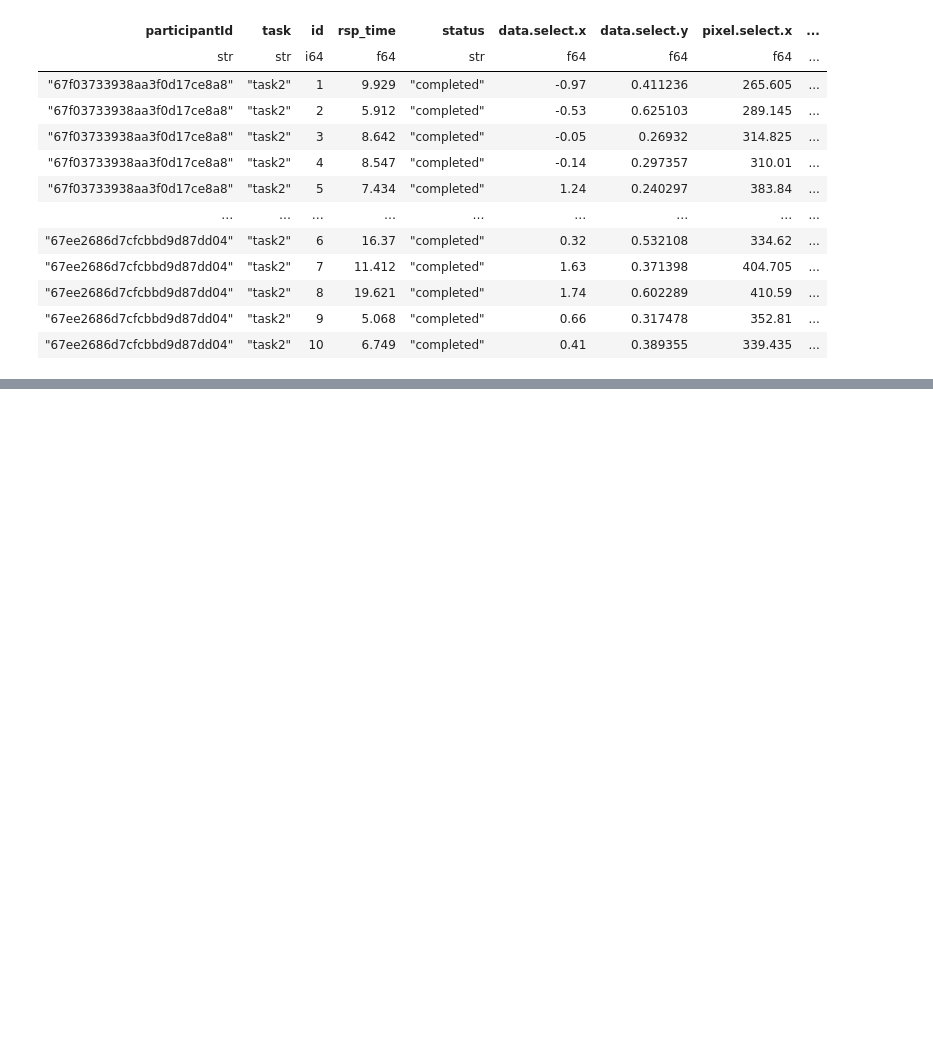
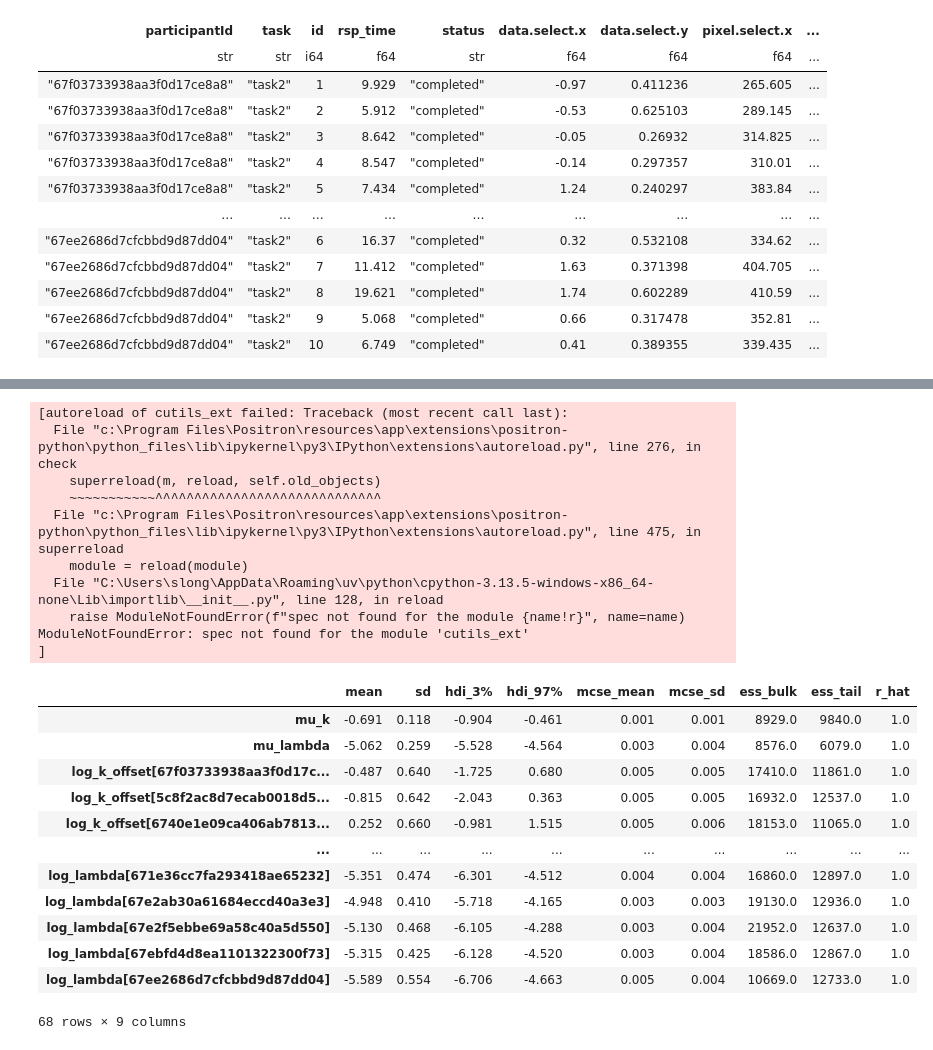
Before and after one commit to mika-long/vis-decode-analysis, a Jupyter notebook: PyMC/task2.ipynb, the cells around one changed output, grey strips where cells are left out. Saved outputs shown, nothing was run; the diff lists cells and outputs as text; code cells hidden in the pictures; blank space fills up the shorter version.

Commit message:
finished task 2 for modeling error on y

```diff
--- a/PyMC/task2.ipynb
+++ b/PyMC/task2.ipynb
@@ -42,0 +55,26 @@ shape: (160, 31)
+# %%
+# prepare data
+
+obv_error = (task2_df.select("va.ans.y") - task2_df.select("va.select.y")).to_numpy().flatten()
+participant_id = task2_df.select("participantId").to_numpy().flatten()
+participant_idx, unq_pids = pd.factorize(participant_id)
+# %%
+with pm.Model(coords={
+    "participant": unq_pids
+}) as task2_y_weibull:
+    # hyerpriors
+    sigma_k = pm.HalfCauchy("sigma_k", 1)
+    sigma_lambda = pm.HalfCauchy("sigma_lambda", 1)
+    mu_k = pm.Normal("mu_k", 0, 1)
+    mu_lambda = pm.Normal("mu_lambda", 0, 1)
+
+    # priors
+    log_k_offset = pm.Normal("log_k_offset", 0, 1, dims="participant")
+    log_k = pm.Deterministic("log_k", mu_k + sigma_k * log_k_offset, dims="participant")
+    k = pm.math.exp(log_k[participant_idx]) # k is shape
+    log_lambda_offset = pm.Normal("log_lambda_offset", 0, 1, dims="participant")
+    log_lambda = pm.Deterministic("log_lambda", mu_lambda + sigma_lambda * log_lambda_offset, dims="participant")
+    lam = pm.math.exp(log_lambda[participant_idx])  # lambda is scale
+
+    # likelihood
+    error = pm.Weibull("error", alpha=k, beta=lam, observed=obv_error + 1e-6)
@@ -42,0 +96,13 @@ shape: (160, 31)
+# %%
+# fit the model
+
+with task2_y_weibull:
+    task2_y_weibull_idata = pm.sample(
+        draws=4000,
+        tune=4000,
+        chains=4,
+        cores=4,
+        target_accept=0.95,
+        random_seed = 42,
+        progressbar=True
+    )
@@ -42,0 +132,26 @@ shape: (160, 31)
+# %%
+az.summary(task2_y_weibull_idata)
+# %% [output]
+[autoreload of cutils_ext failed: Traceback (most recent call last):
+  File "c:\Program Files\Positron\resources\app\extensions\positron-python\python_files\lib\ipykernel\py3\IPython\extensions\autoreload.py", line 276, in check
+    superreload(m, reload, self.old_objects)
+    ~~~~~~~~~~~^^^^^^^^^^^^^^^^^^^^^^^^^^^^^
+  File "c:\Program Files\Positron\resources\app\extensions\positron-python\python_files\lib\ipykernel\py3\IPython\extensions\autoreload.py", line 475, in superreload
+    module = reload(module)
+  File "C:\Users\slong\AppData\Roaming\uv\python\cpython-3.13.5-windows-x86_64-none\Lib\importlib\__init__.py", line 128, in reload
+    raise ModuleNotFoundError(f"spec not found for the module {name!r}", name=name)
+ModuleNotFoundError: spec not found for the module 'cutils_ext'
+]
+|  | mean | sd | hdi_3% | hdi_97% | mcse_mean | mcse_sd | ess_bulk | ess_tail | r_hat |
+| mu_k | -0.691 | 0.118 | -0.904 | -0.461 | 0.001 | 0.001 | 8929.0 | 9840.0 | 1.0 |
+| mu_lambda | -5.062 | 0.259 | -5.528 | -4.564 | 0.003 | 0.004 | 8576.0 | 6079.0 | 1.0 |
+| log_k_offset[67f03733938aa3f0d17c... | -0.487 | 0.640 | -1.725 | 0.680 | 0.005 | 0.005 | 17410.0 | 11861.0 | 1.0 |
+| log_k_offset[5c8f2ac8d7ecab0018d5... | -0.815 | 0.642 | -2.043 | 0.363 | 0.005 | 0.005 | 16932.0 | 12537.0 | 1.0 |
+| log_k_offset[6740e1e09ca406ab7813... | 0.252 | 0.660 | -0.981 | 1.515 | 0.005 | 0.006 | 18153.0 | 11065.0 | 1.0 |
+| ... | ... | ... | ... | ... | ... | ... | ... | ... | ... |
+| log_lambda[671e36cc7fa293418ae65232] | -5.351 | 0.474 | -6.301 | -4.512 | 0.004 | 0.004 | 16860.0 | 12897.0 | 1.0 |
+| log_lambda[67e2ab30a61684eccd40a3e3] | -4.948 | 0.410 | -5.718 | -4.165 | 0.003 | 0.003 | 19130.0 | 12936.0 | 1.0 |
+| log_lambda[67e2f5ebbe69a58c40a5d550] | -5.130 | 0.468 | -6.105 | -4.288 | 0.003 | 0.004 | 21952.0 | 12637.0 | 1.0 |
+| log_lambda[67ebfd4d8ea1101322300f73] | -5.315 | 0.425 | -6.128 | -4.520 | 0.003 | 0.004 | 18586.0 | 12867.0 | 1.0 |
+| log_lambda[67ee2686d7cfcbbd9d87dd04] | -5.589 | 0.554 | -6.706 | -4.663 | 0.005 | 0.004 | 10669.0 | 12733.0 | 1.0 |
+68 rows × 9 columns
```
Also changed, not shown: parts of 13 cells of this notebook.
